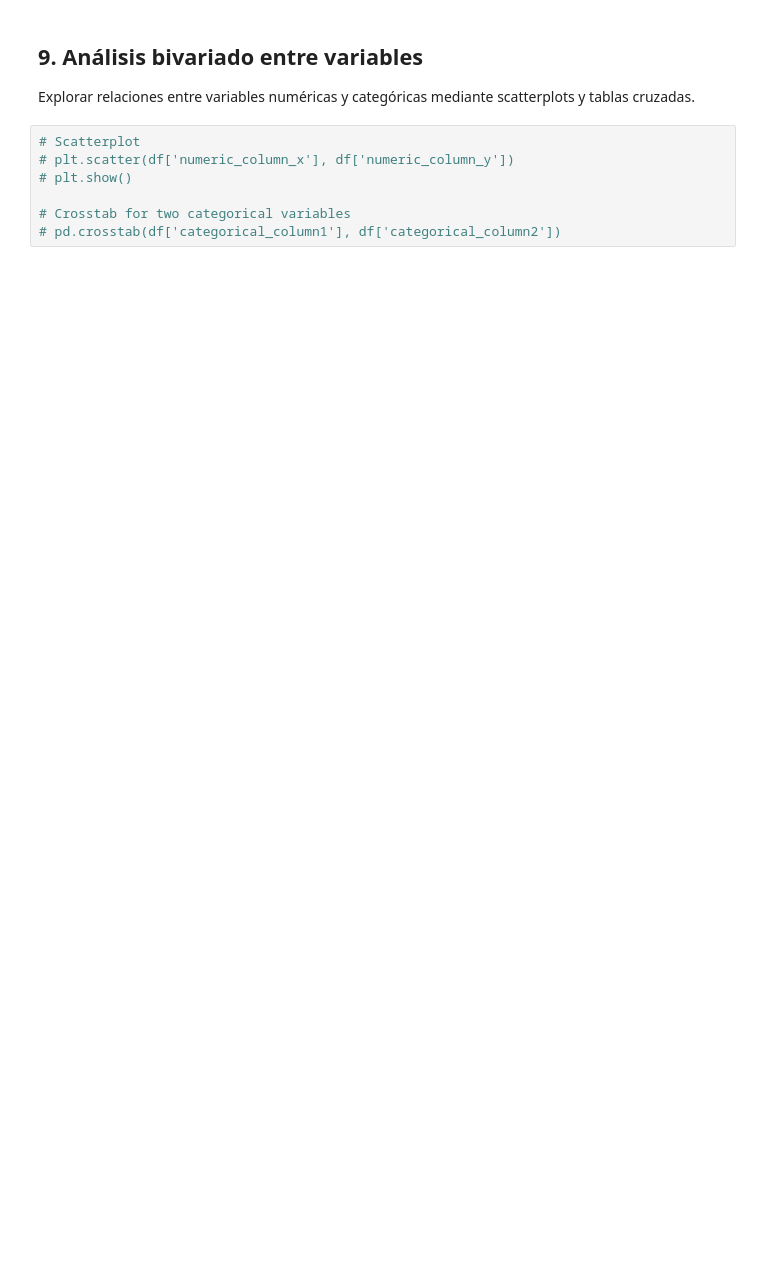
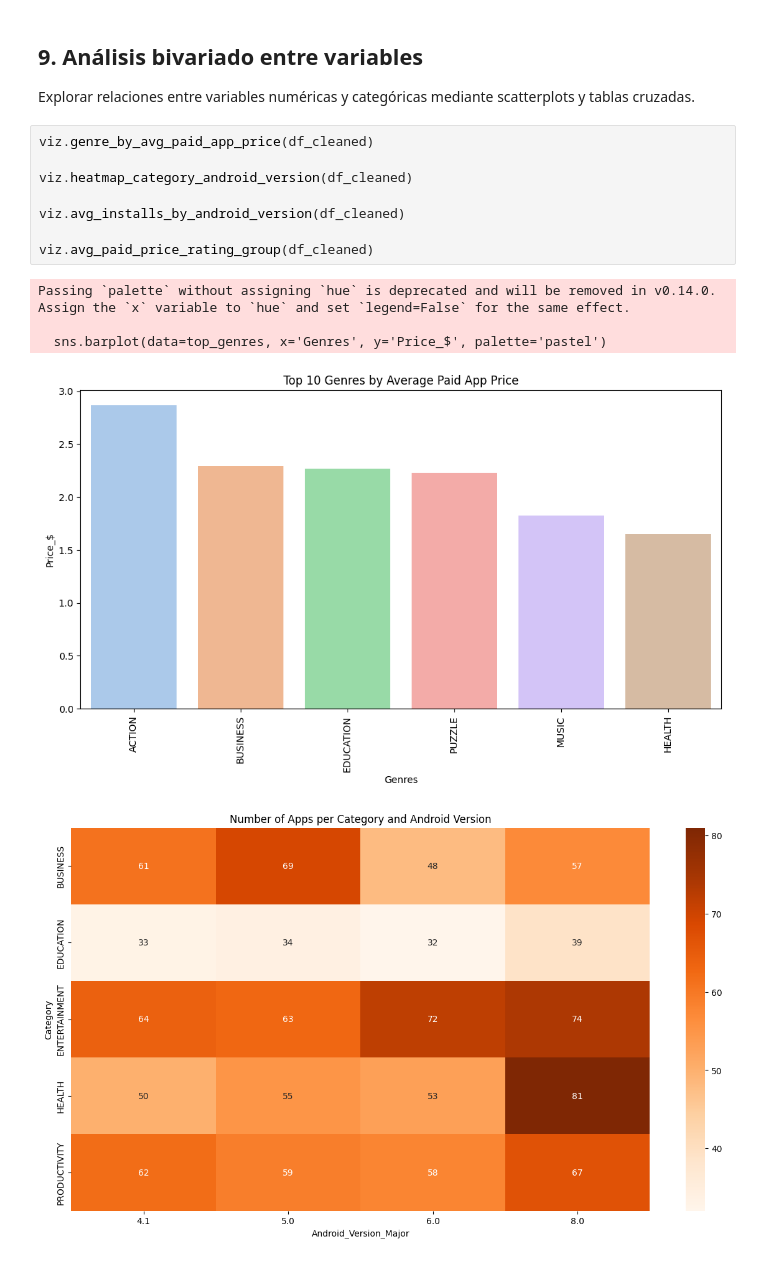
Before and after one commit to Ims2002/pyproject_eda, a Jupyter notebook: notebooks/eda.ipynb, the cells around one changed output. Cells and saved outputs as stored; diff of their text form; blank space fills up the shorter version.

```diff
--- a/notebooks/eda.ipynb
+++ b/notebooks/eda.ipynb
@@ -242,9 +357,16 @@ Realizar gráficos de barras para analizar la frecuencia de las variables categ
 ## 9. Análisis bivariado entre variables
 Explorar relaciones entre variables numéricas y categóricas mediante scatterplots y tablas cruzadas.
 # %%
-# Scatterplot
-# plt.scatter(df['numeric_column_x'], df['numeric_column_y'])
-# plt.show()
+viz.genre_by_avg_paid_app_price(df_cleaned)
 
-# Crosstab for two categorical variables
-# pd.crosstab(df['categorical_column1'], df['categorical_column2'])
+viz.heatmap_category_android_version(df_cleaned)
+
+viz.avg_installs_by_android_version(df_cleaned)
+
+viz.avg_paid_price_rating_group(df_cleaned)
+# %% [output]
+Passing `palette` without assigning `hue` is deprecated and will be removed in v0.14.0. Assign the `x` variable to `hue` and set `legend=False` for the same effect.
+
+  sns.barplot(data=top_genres, x='Genres', y='Price_$', palette='pastel')
+[figure, added]
+[figure, added]
```
Also changed, not shown: parts of 15 cells of this notebook, 7 other files.
